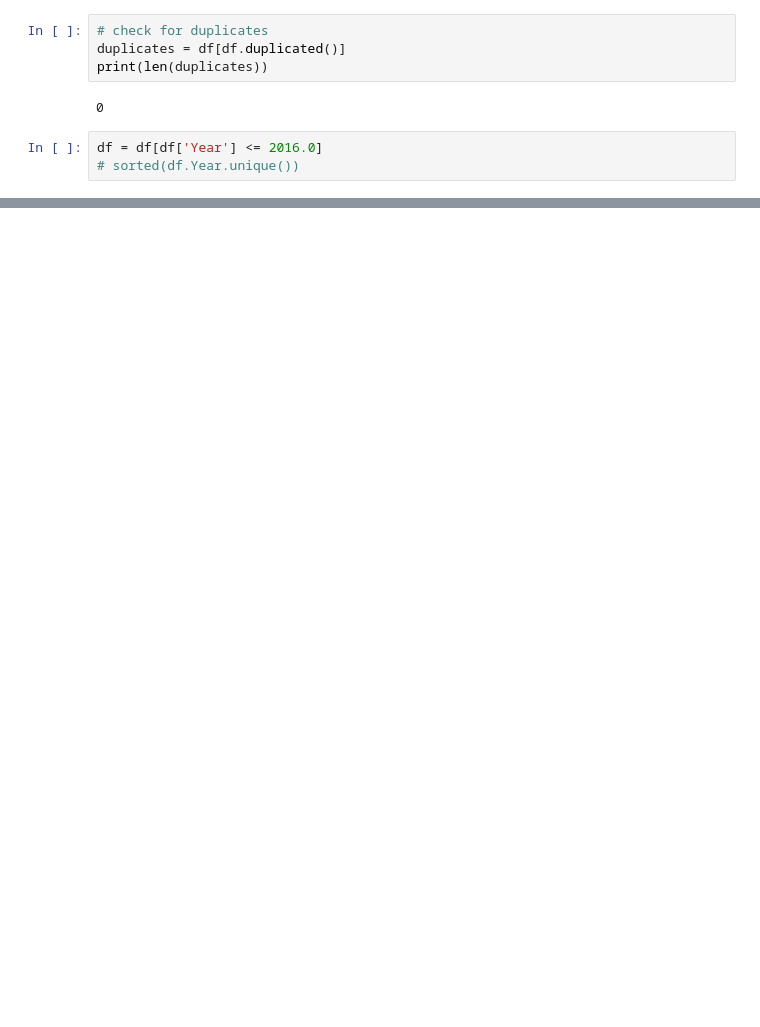
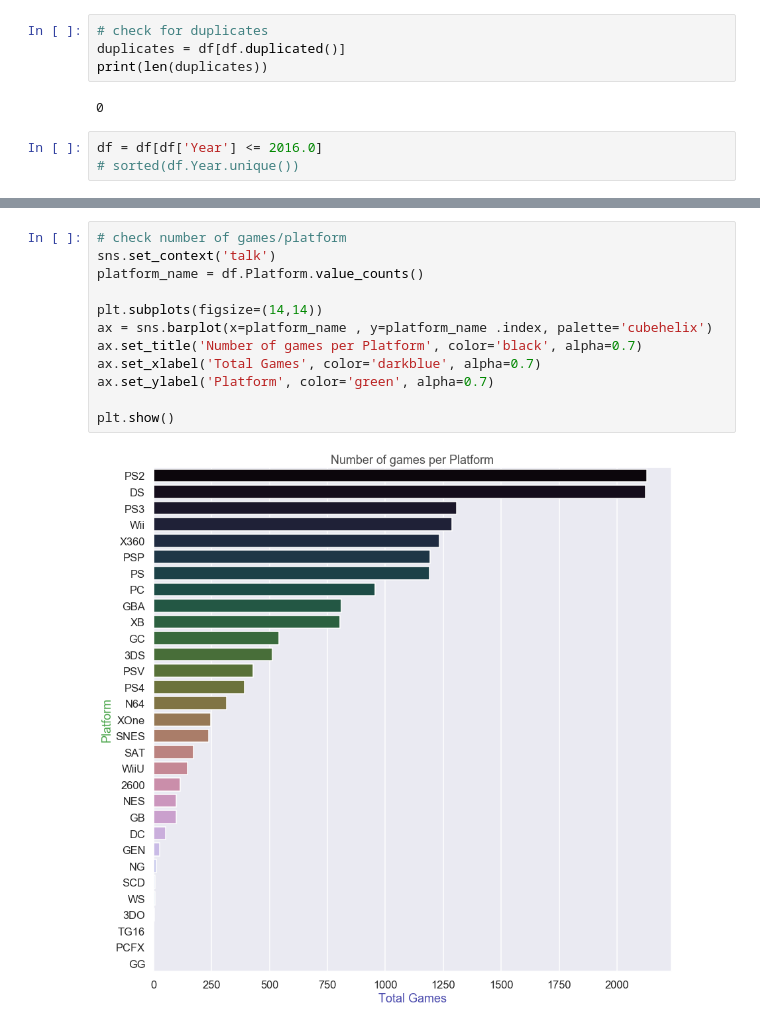
Before and after one commit to LeDorean/videogame_analysis, a Jupyter notebook: Untitled1.ipynb, the cells around one changed output, grey strips where cells are left out. Cells and saved outputs as stored; diff of their text form; blank space fills up the shorter version.

```diff
--- a/Untitled1.ipynb
+++ b/Untitled1.ipynb
@@ -206,0 +235,14 @@ df = df[df['Year'] <= 2016.0]
+# %%
+# check number of games/platform
+sns.set_context('talk')
+platform_name = df.Platform.value_counts()
+
+plt.subplots(figsize=(14,14))
+ax = sns.barplot(x=platform_name , y=platform_name .index, palette='cubehelix')
+ax.set_title('Number of games per Platform', color='black', alpha=0.7)
+ax.set_xlabel('Total Games', color='darkblue', alpha=0.7)
+ax.set_ylabel('Platform', color='green', alpha=0.7)
+
+plt.show()
+# %% [output]
+[figure, added]
```
Also changed, not shown: parts of 3 cells of this notebook.
